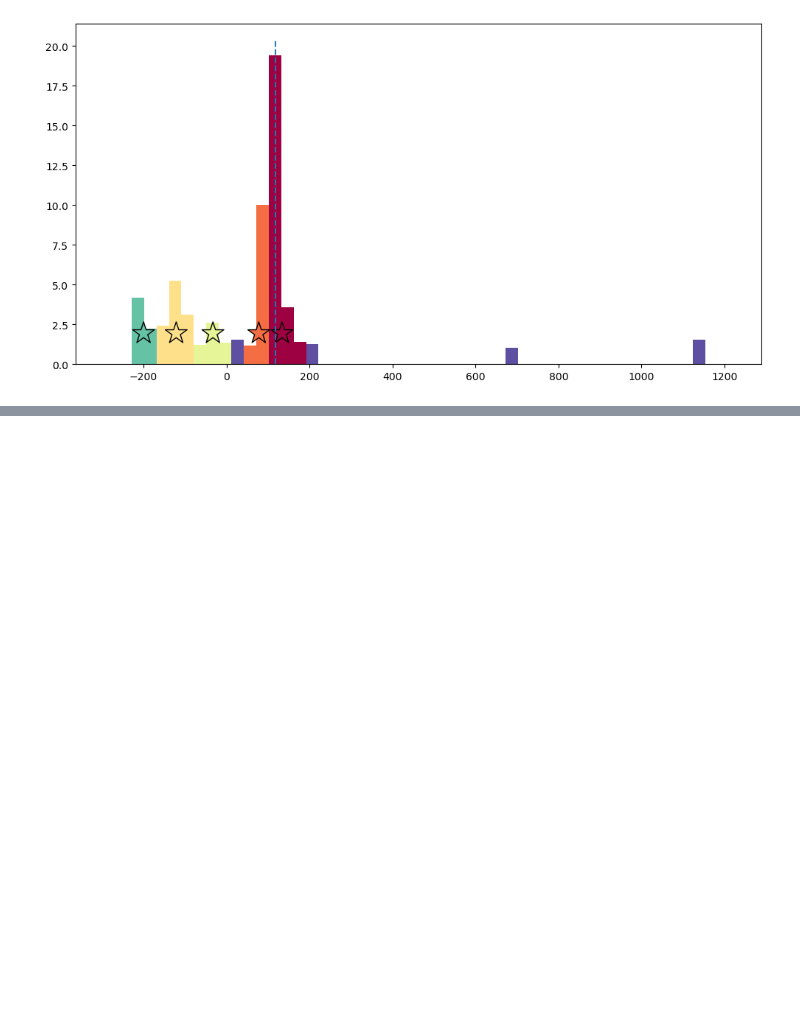
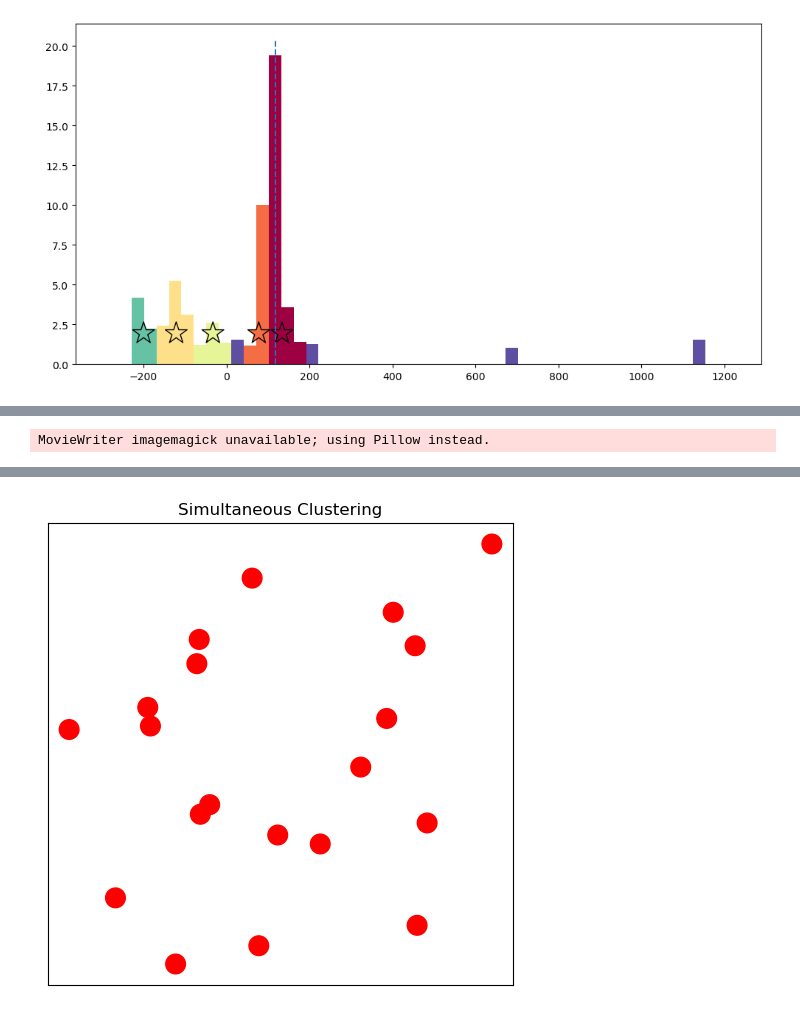
Before and after one commit to mcardoff/vertex_timing, a Jupyter notebook: DBSCAN.ipynb, the cells around one changed output, grey strips where cells are left out. Saved outputs shown, nothing was run; the diff lists cells and outputs as text; code cells hidden in the pictures; blank space fills up the shorter version.

```diff
--- a/DBSCAN.ipynb
+++ b/DBSCAN.ipynb
@@ -243,0 +295,68 @@ plt.scatter(cluster_values.values(), [0.1*histvals.max()]*len(cluster_values.val
+# %%
+# --- Simultaneous Clustering Step ---
+def simultaneous_clustering_step(X, initial_colors):
+    """
+    Performs one step of simultaneous clustering and returns the
+    updated colors, minimum distance, and merged indices.
+    """
+    colors = initial_colors.copy() # Work on a copy of colors
+
+    # 1. Calculate distance matrix
+    dist_matrix = get_distance_matrix(X)
+
+    # 2. Find the closest pair (min distance)
+    min_index_flat = np.argmin(dist_matrix)
+    i, j = np.unravel_index(min_index_flat, dist_matrix.shape)
+    min_dist = dist_matrix[i, j]
+
+    # 3. Change the colors of the merged points
+    colors[i] = 'blue'
+    colors[j] = 'blue'
+
+    return colors, min_dist, (i, j)
+
+# --- Animation Setup ---
+updated_colors_sim, min_dist, (i, j) = simultaneous_clustering_step(X, initial_colors)
+
+fig, ax = plt.subplots(figsize=(6, 6))
+ax.set_title(f"Simultaneous Clustering")
+#ax.set_xlabel("X-coordinate")
+#ax.set_ylabel("")
+ax.set_xticks([])
+ax.set_yticks([])
+
+scatter_sim = ax.scatter(X[:, 0], X[:, 1], c=initial_colors, s=200)
+
+# Highlight the merged pair with an annotation
+#ax.annotate(f'Point {i}', (X[i, 0], X[i, 1]), textcoords="offset points", xytext=(5, 5), ha='center', color='blue')
+#ax.annotate(f'Point {j}', (X[j, 0], X[j, 1]), textcoords="offset points", xytext=(5, 5), ha='center', color='blue')
+
+def animate_sim(frame):
+    """Update function for the animation."""
+    if frame == 0:
+        # Step 1: Initial state (all red)
+        scatter_sim.set_color(initial_colors)
+        #ax.set_title(f"Simultaneous Clustering: Initial State")
+    elif frame == 1:
+        # Step 2: Merged state (closest pair is blue)
+        scatter_sim.set_color(updated_colors_sim)
+        #ax.set_title(f"Simultaneous Clustering: Closest Pair Merged\nMin Distance: {min_dist:.2f}")
+        # Optionally draw a line between the merged points
+        #line, = ax.plot([X[i, 0], X[j, 0]], [X[i, 1], X[j, 1]], 'b--', linewidth=1)
+        # You would need to store this line to remove it, but for a simple 2-frame, it's fine.
+    elif frame == 2:
+        scatter_sim.set_color(final_colors)
+
+    return scatter_sim,
+
+# Create the animation (runs for 2 frames)
+ani_sim = FuncAnimation(fig, animate_sim, frames=3, interval=1000, repeat=True, blit=False)
+
+# Save the animation as a GIF file
+ani_sim.save('sim_clustering_step.gif', writer='imagemagick', fps=0.66) # fps=0.66 means 1 frame every 1.5 seconds
+
+# Display the GIF in the notebook
+from IPython.display import Image
+Image(url='sim_clustering_step.gif')
+# %% [output]
+MovieWriter imagemagick unavailable; using Pillow instead.
@@ -243,0 +364 @@ plt.scatter(cluster_values.values(), [0.1*histvals.max()]*len(cluster_values.val
+[figure, added]
```
Also changed, not shown: parts of 12 cells of this notebook, 8 other files.
